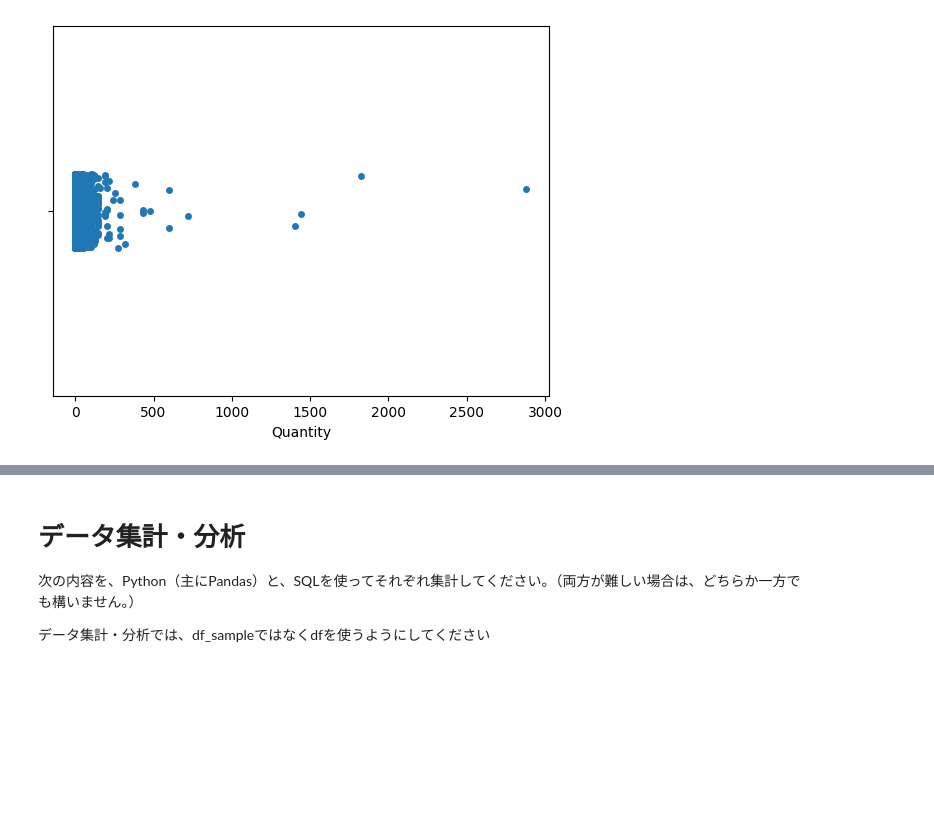
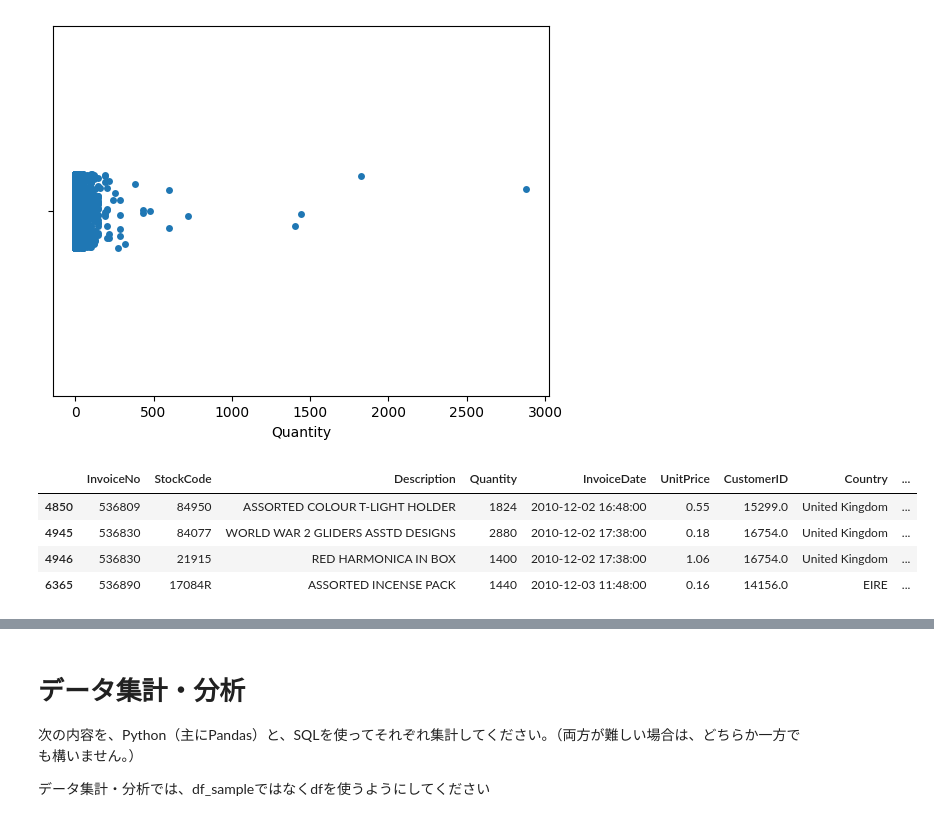
Before and after one commit to Grampus86/data-analysis-basic-kadai, a Jupyter notebook: 購買データ.ipynb, the cells around one changed output, grey strips where cells are left out. Cells and saved outputs as stored; diff of their text form; code cells hidden in the pictures; blank space fills up the shorter version.

```diff
--- a/購買データ.ipynb
+++ b/購買データ.ipynb
@@ -220,3 +220,13 @@ sns.stripplot(x='Quantity', data=df_sample)
 # %% [output]
 <Axes: xlabel='Quantity'>
 [figure]
+# %%
+# 大口の購入と思われ、今後の同様のケースは考えられるため、外れ値としての除外は不要と思われるが、
+# 相関を左右するようであれば除外を検討
+df_sample.query('Quantity>=1000')
+# %% [output]
+|  | InvoiceNo | StockCode | Description | Quantity | InvoiceDate | UnitPrice | CustomerID | Country | ... |
+| 4850 | 536809 | 84950 | ASSORTED COLOUR T-LIGHT HOLDER | 1824 | 2010-12-02 16:48:00 | 0.55 | 15299.0 | United Kingdom | ... |
+| 4945 | 536830 | 84077 | WORLD WAR 2 GLIDERS ASSTD DESIGNS | 2880 | 2010-12-02 17:38:00 | 0.18 | 16754.0 | United Kingdom | ... |
+| 4946 | 536830 | 21915 | RED HARMONICA IN BOX | 1400 | 2010-12-02 17:38:00 | 1.06 | 16754.0 | United Kingdom | ... |
+| 6365 | 536890 | 17084R | ASSORTED INCENSE PACK | 1440 | 2010-12-03 11:48:00 | 0.16 | 14156.0 | EIRE | ... |
```
Also changed, not shown: parts of 2 cells of this notebook.
